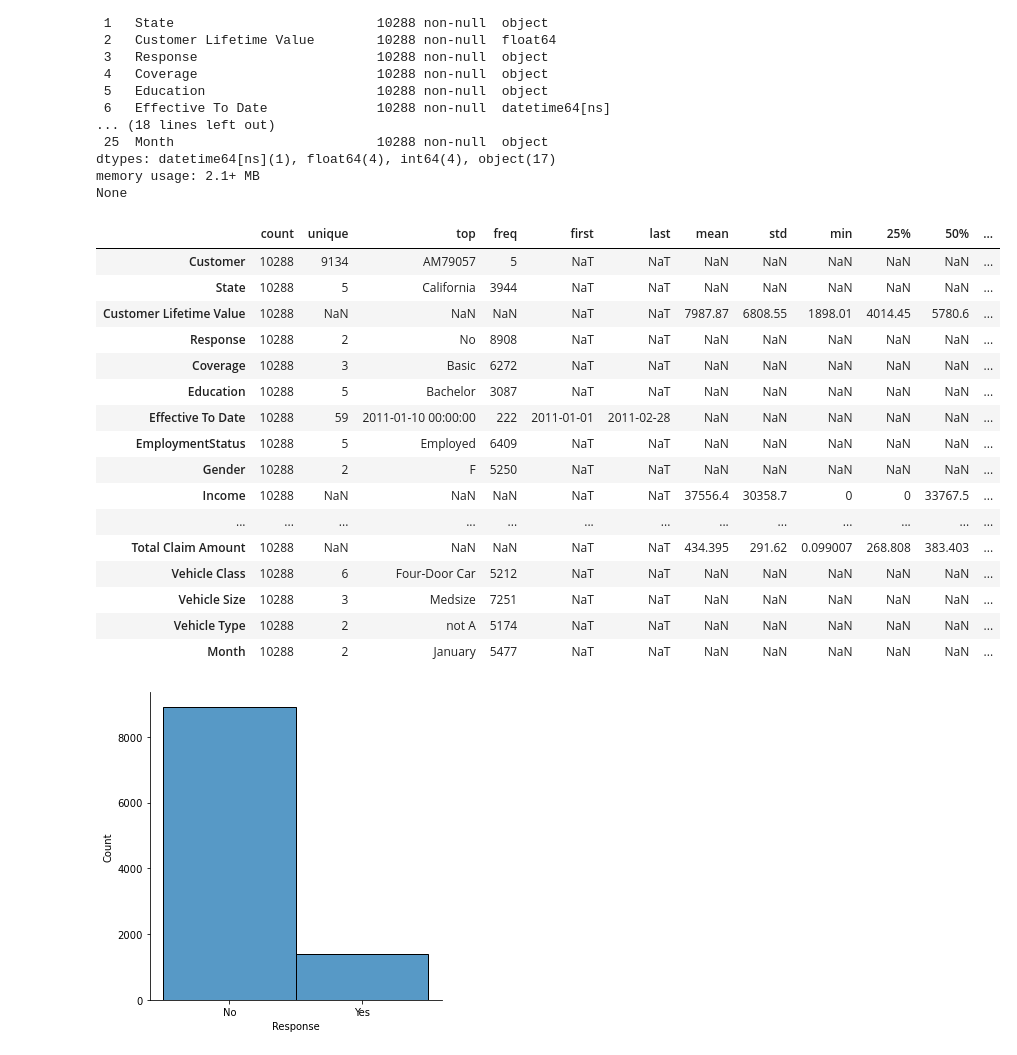
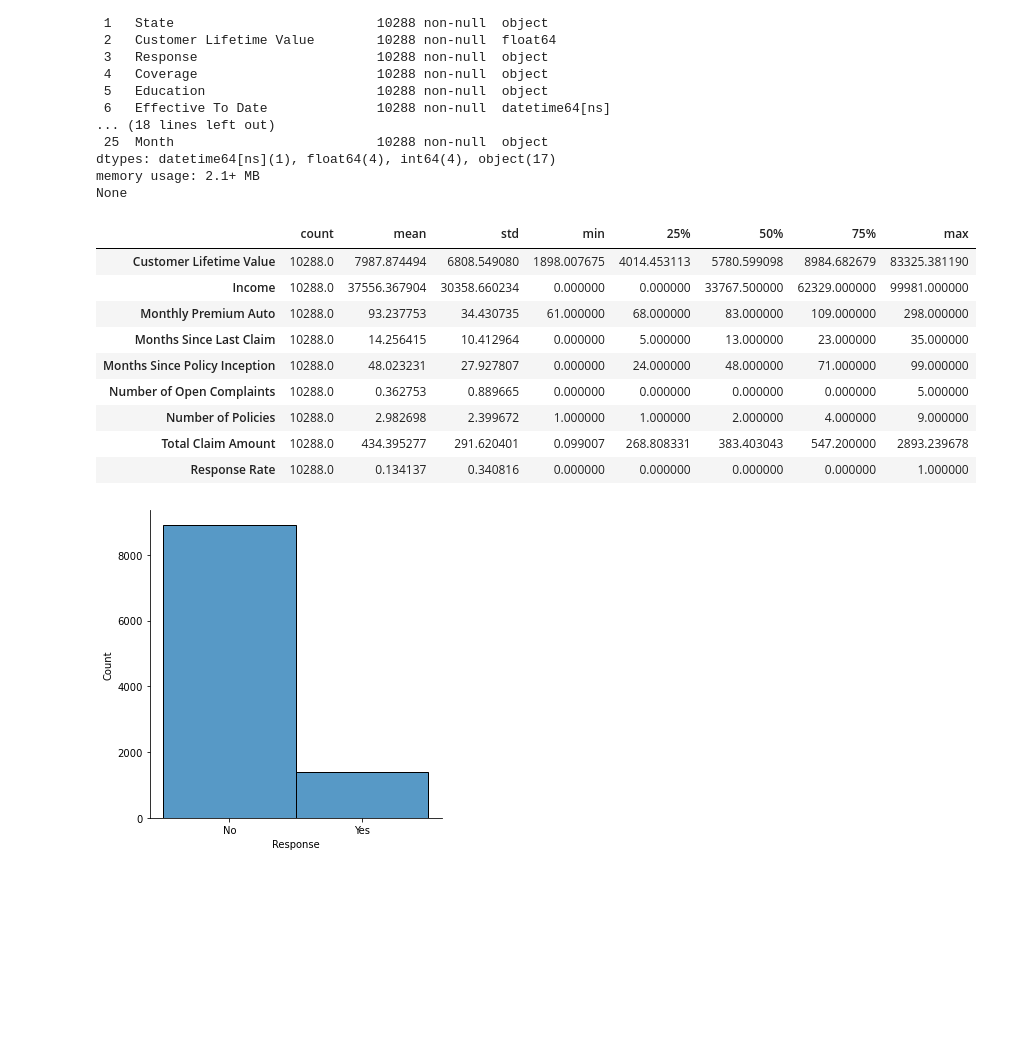
Before and after one commit to RebeccaSaalfeld/lab-customer-analysis-round-2, a Jupyter notebook: Customer Analysis Round 2.ipynb, the cells around one changed output. Cells and saved outputs as stored; diff of their text form; code cells hidden in the pictures; blank space fills up the shorter version.

```diff
--- a/Customer Analysis Round 2.ipynb
+++ b/Customer Analysis Round 2.ipynb
@@ -304,25 +305,18 @@ dtypes: datetime64[ns](1), float64(4), int64(4), object(17)
 memory usage: 2.1+ MB
 None
 # %%
-df.describe(include = 'all').T
+df.describe().T
 # %% [output]
-|  | count | unique | top | freq | first | last | mean | std | min | 25% | 50% | ... |
-| Customer | 10288 | 9134 | AM79057 | 5 | NaT | NaT | NaN | NaN | NaN | NaN | NaN | ... |
-| State | 10288 | 5 | California | 3944 | NaT | NaT | NaN | NaN | NaN | NaN | NaN | ... |
-| Customer Lifetime Value | 10288 | NaN | NaN | NaN | NaT | NaT | 7987.87 | 6808.55 | 1898.01 | 4014.45 | 5780.6 | ... |
-| Response | 10288 | 2 | No | 8908 | NaT | NaT | NaN | NaN | NaN | NaN | NaN | ... |
-| Coverage | 10288 | 3 | Basic | 6272 | NaT | NaT | NaN | NaN | NaN | NaN | NaN | ... |
-| Education | 10288 | 5 | Bachelor | 3087 | NaT | NaT | NaN | NaN | NaN | NaN | NaN | ... |
-| Effective To Date | 10288 | 59 | 2011-01-10 00:00:00 | 222 | 2011-01-01 | 2011-02-28 | NaN | NaN | NaN | NaN | NaN | ... |
-| EmploymentStatus | 10288 | 5 | Employed | 6409 | NaT | NaT | NaN | NaN | NaN | NaN | NaN | ... |
-| Gender | 10288 | 2 | F | 5250 | NaT | NaT | NaN | NaN | NaN | NaN | NaN | ... |
-| Income | 10288 | NaN | NaN | NaN | NaT | NaT | 37556.4 | 30358.7 | 0 | 0 | 33767.5 | ... |
-| ... | ... | ... | ... | ... | ... | ... | ... | ... | ... | ... | ... | ... |
-| Total Claim Amount | 10288 | NaN | NaN | NaN | NaT | NaT | 434.395 | 291.62 | 0.099007 | 268.808 | 383.403 | ... |
-| Vehicle Class | 10288 | 6 | Four-Door Car | 5212 | NaT | NaT | NaN | NaN | NaN | NaN | NaN | ... |
-| Vehicle Size | 10288 | 3 | Medsize | 7251 | NaT | NaT | NaN | NaN | NaN | NaN | NaN | ... |
-| Vehicle Type | 10288 | 2 | not A | 5174 | NaT | NaT | NaN | NaN | NaN | NaN | NaN | ... |
-| Month | 10288 | 2 | January | 5477 | NaT | NaT | NaN | NaN | NaN | NaN | NaN | ... |
+|  | count | mean | std | min | 25% | 50% | 75% | max |
+| Customer Lifetime Value | 10288.0 | 7987.874494 | 6808.549080 | 1898.007675 | 4014.453113 | 5780.599098 | 8984.682679 | 83325.381190 |
+| Income | 10288.0 | 37556.367904 | 30358.660234 | 0.000000 | 0.000000 | 33767.500000 | 62329.000000 | 99981.000000 |
+| Monthly Premium Auto | 10288.0 | 93.237753 | 34.430735 | 61.000000 | 68.000000 | 83.000000 | 109.000000 | 298.000000 |
+| Months Since Last Claim | 10288.0 | 14.256415 | 10.412964 | 0.000000 | 5.000000 | 13.000000 | 23.000000 | 35.000000 |
+| Months Since Policy Inception | 10288.0 | 48.023231 | 27.927807 | 0.000000 | 24.000000 | 48.000000 | 71.000000 | 99.000000 |
+| Number of Open Complaints | 10288.0 | 0.362753 | 0.889665 | 0.000000 | 0.000000 | 0.000000 | 0.000000 | 5.000000 |
+| Number of Policies | 10288.0 | 2.982698 | 2.399672 | 1.000000 | 1.000000 | 2.000000 | 4.000000 | 9.000000 |
+| Total Claim Amount | 10288.0 | 434.395277 | 291.620401 | 0.099007 | 268.808331 | 383.403043 | 547.200000 | 2893.239678 |
+| Response Rate | 10288.0 | 0.134137 | 0.340816 | 0.000000 | 0.000000 | 0.000000 | 0.000000 | 1.000000 |
 # %%
 import matplotlib.pyplot as plt
 import seaborn as sns
```
Also changed, not shown: parts of 20 cells of this notebook, 1 other file.
